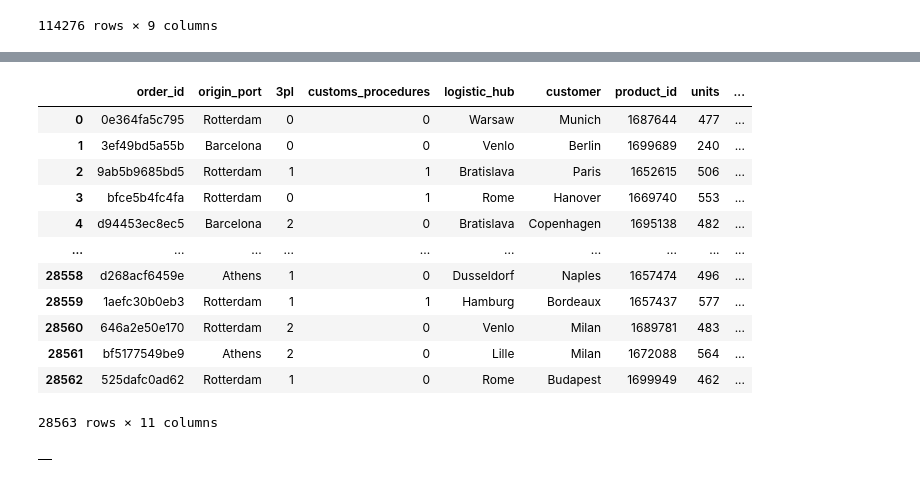
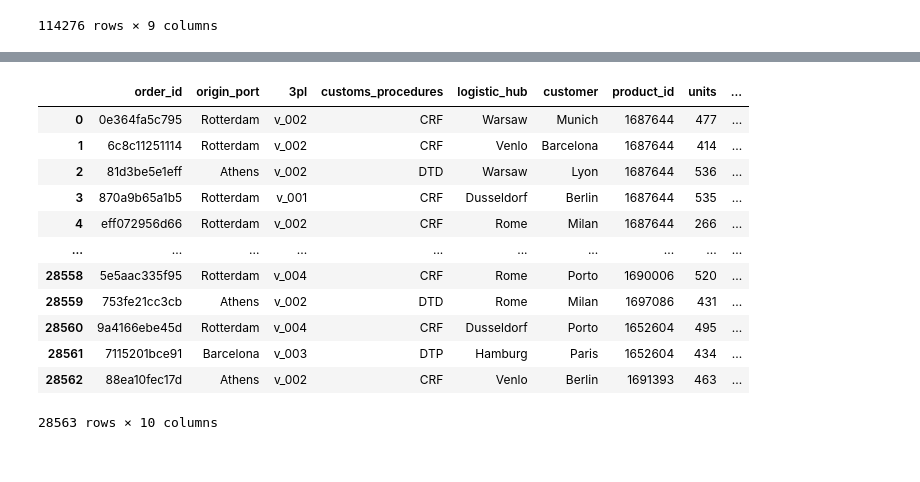
Before and after one commit to mannast/FME-datathon, a Jupyter notebook: accenture.ipynb, the cells around one changed output, grey strips where cells are left out. Saved outputs shown, nothing was run; the diff lists cells and outputs as text; code cells hidden in the pictures.

```diff
--- a/accenture.ipynb
+++ b/accenture.ipynb
@@ -355,17 +341,23 @@ for item in cities_customer:
-# %%
-test
-# %% [output]
-|  | order_id | origin_port | 3pl | customs_procedures | logistic_hub | customer | product_id | units | ... |
-| 0 | 0e364fa5c795 | Rotterdam | 0 | 0 | Warsaw | Munich | 1687644 | 477 | ... |
-| 1 | 3ef49bd5a55b | Barcelona | 0 | 0 | Venlo | Berlin | 1699689 | 240 | ... |
-| 2 | 9ab5b9685bd5 | Rotterdam | 1 | 1 | Bratislava | Paris | 1652615 | 506 | ... |
-| 3 | bfce5b4fc4fa | Rotterdam | 0 | 1 | Rome | Hanover | 1669740 | 553 | ... |
-| 4 | d94453ec8ec5 | Barcelona | 2 | 0 | Bratislava | Copenhagen | 1695138 | 482 | ... |
-| ... | ... | ... | ... | ... | ... | ... | ... | ... | ... |
-| 28558 | d268acf6459e | Athens | 1 | 0 | Dusseldorf | Naples | 1657474 | 496 | ... |
-| 28559 | 1aefc30b0eb3 | Rotterdam | 1 | 1 | Hamburg | Bordeaux | 1657437 | 577 | ... |
-| 28560 | 646a2e50e170 | Rotterdam | 2 | 0 | Venlo | Milan | 1689781 | 483 | ... |
-| 28561 | bf5177549be9 | Athens | 2 | 0 | Lille | Milan | 1672088 | 564 | ... |
-| 28562 | 525dafc0ad62 | Rotterdam | 1 | 0 | Rome | Budapest | 1699949 | 462 | ... |
-28563 rows × 11 columns
+# %%
+threepl_list = test['3pl'].unique()
+procedures = test['customs_procedures'].unique()
+
+test.loc[test["origin_port"] == "BCN", "origin_port"] = "Barcelona"
+test.loc[test["origin_port"] == "ATHENAS", "origin_port"] = "Athens"
+test = pd.merge(test, pd_products_raw, on="product_id")
+test
+# %% [output]
+|  | order_id | origin_port | 3pl | customs_procedures | logistic_hub | customer | product_id | units | ... |
+| 0 | 0e364fa5c795 | Rotterdam | v_002 | CRF | Warsaw | Munich | 1687644 | 477 | ... |
+| 1 | 6c8c11251114 | Rotterdam | v_002 | CRF | Venlo | Barcelona | 1687644 | 414 | ... |
+| 2 | 81d3be5e1eff | Athens | v_002 | DTD | Warsaw | Lyon | 1687644 | 536 | ... |
+| 3 | 870a9b65a1b5 | Rotterdam | v_001 | CRF | Dusseldorf | Berlin | 1687644 | 535 | ... |
+| 4 | eff072956d66 | Rotterdam | v_002 | CRF | Rome | Milan | 1687644 | 266 | ... |
+| ... | ... | ... | ... | ... | ... | ... | ... | ... | ... |
+| 28558 | 5e5aac335f95 | Rotterdam | v_004 | CRF | Rome | Porto | 1690006 | 520 | ... |
+| 28559 | 753fe21cc3cb | Athens | v_002 | DTD | Rome | Milan | 1697086 | 431 | ... |
+| 28560 | 9a4166ebe45d | Rotterdam | v_004 | CRF | Dusseldorf | Porto | 1652604 | 495 | ... |
+| 28561 | 7115201bce91 | Barcelona | v_003 | DTP | Hamburg | Paris | 1652604 | 434 | ... |
+| 28562 | 88ea10fec17d | Athens | v_002 | CRF | Venlo | Berlin | 1691393 | 463 | ... |
+28563 rows × 10 columns
 # %%
@@ -388,7 +377,3 @@ for i in range(len(origins)):
         total_distance.append(a+b)
 
 test["total_d"] = total_distance
-# %%
-test
-# %% [output]
-|  |
```
Also changed, not shown: parts of 31 cells of this notebook, 1 other file.
